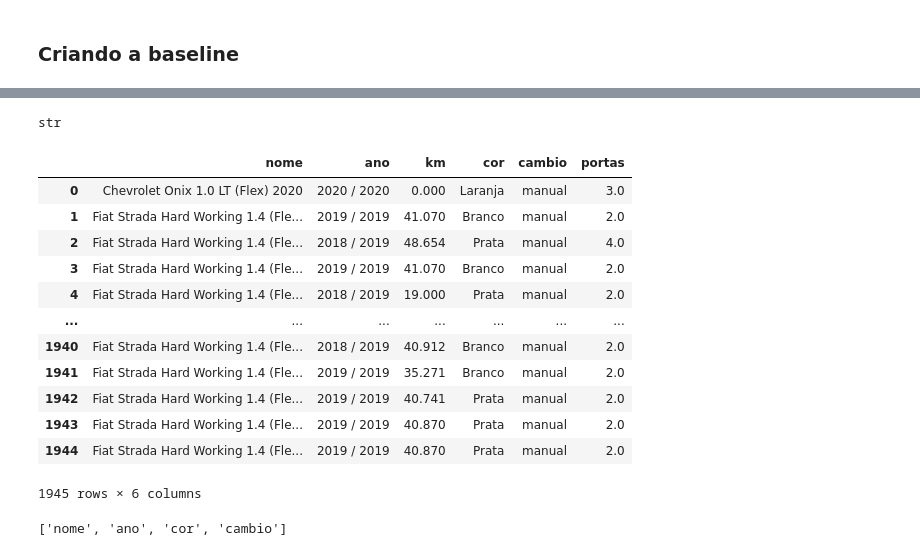
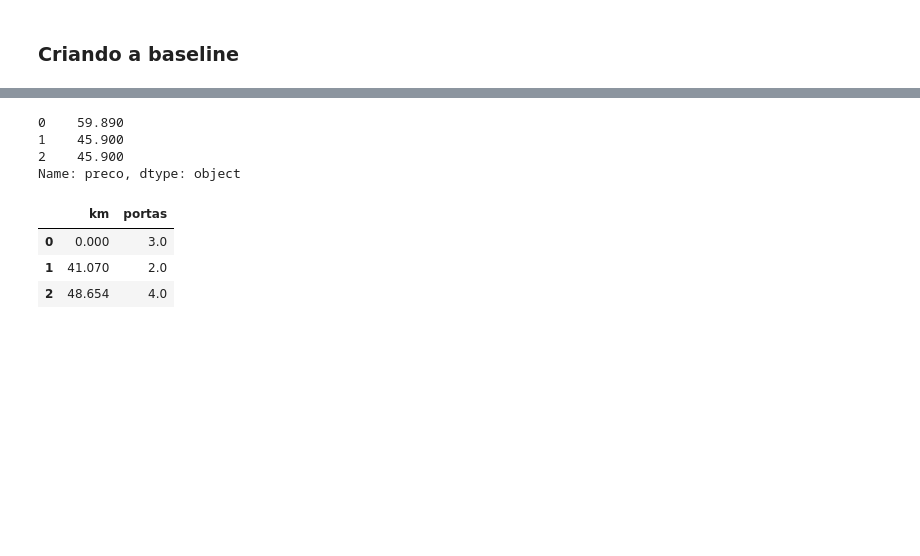
Before and after one commit to AlexandreNeuk/curso-machine-learning, a Jupyter notebook: 4 - modelo1.ipynb, the cells around one changed output, grey strips where cells are left out. Saved outputs shown, nothing was run; the diff lists cells and outputs as text; code cells hidden in the pictures; blank space fills up the shorter version.

```diff
--- a/4 - modelo1.ipynb
+++ b/4 - modelo1.ipynb
@@ -54,23 +99,18 @@ df.describe()
-# %%
-type(y[0])
-# %% [output]
-str
+# %%
+y.head(3)
+# %% [output]
+0    59.890
+1    45.900
+2    45.900
+Name: preco, dtype: object
 # %%
-cars_features = ['nome', 'ano', 'km', 'cor', 'cambio', 'portas']
+cars_features = ['km', 'portas']
 X = df[cars_features]
-X
-# %% [output]
-|  | nome | ano | km | cor | cambio | portas |
-| 0 | Chevrolet Onix 1.0 LT (Flex) 2020 | 2020 / 2020 | 0.000 | Laranja | manual | 3.0 |
-| 1 | Fiat Strada Hard Working 1.4 (Fle... | 2019 / 2019 | 41.070 | Branco | manual | 2.0 |
-| 2 | Fiat Strada Hard Working 1.4 (Fle... | 2018 / 2019 | 48.654 | Prata | manual | 4.0 |
-| 3 | Fiat Strada Hard Working 1.4 (Fle... | 2019 / 2019 | 41.070 | Branco | manual | 2.0 |
-| 4 | Fiat Strada Hard Working 1.4 (Fle... | 2018 / 2019 | 19.000 | Prata | manual | 2.0 |
-| ... | ... | ... | ... | ... | ... | ... |
-| 1940 | Fiat Strada Hard Working 1.4 (Fle... | 2018 / 2019 | 40.912 | Branco | manual | 2.0 |
-| 1941 | Fiat Strada Hard Working 1.4 (Fle... | 2019 / 2019 | 35.271 | Branco | manual | 2.0 |
-| 1942 | Fiat Strada Hard Working 1.4 (Fle... | 2019 / 2019 | 40.741 | Prata | manual | 2.0 |
-| 1943 | Fiat Strada Hard Working 1.4 (Fle... | 2019 / 2019 | 40.870 | Prata | manual | 2.0 |
-| 1944 | Fiat Strada Hard Working 1.4 (Fle... | 2019 / 2019 | 40.870 | Prata | manual | 2.0 |
-1945 rows × 6 columns
+# %%
+X.head(3)
+# %% [output]
+|  | km | portas |
+| 0 | 0.000 | 3.0 |
+| 1 | 41.070 | 2.0 |
+| 2 | 48.654 | 4.0 |
 # %%
@@ -79,4 +118,0 @@ object_cols = list(s[s].index)
-# %%
-object_cols
-# %% [output]
-['nome', 'ano', 'cor', 'cambio']
```
Also changed, not shown: parts of 39 cells of this notebook, 3 other files.
